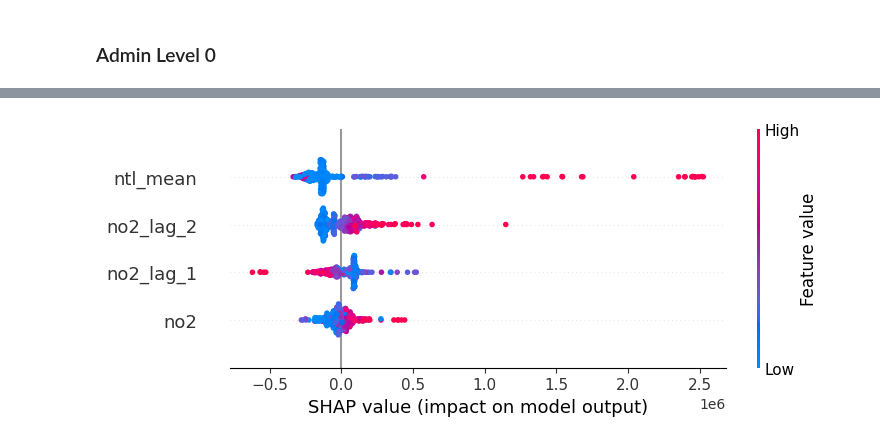
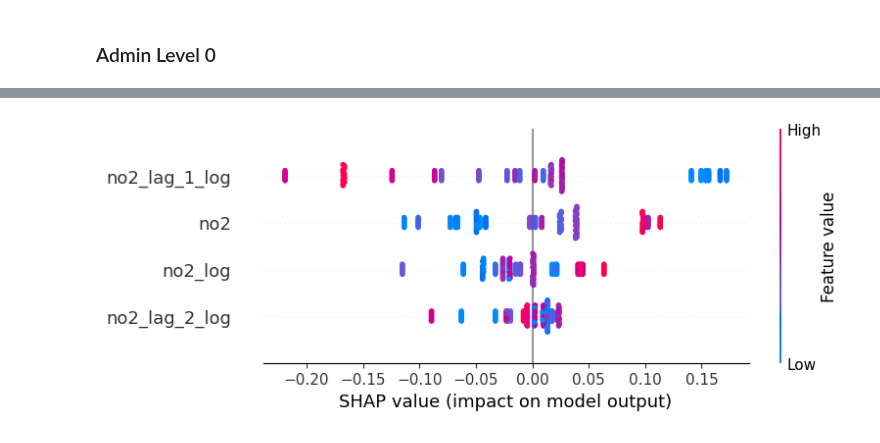
Before and after one commit to datapartnership/myanmar-economic-monitor, a Jupyter notebook: notebooks/airpollution/no2-analysis.ipynb, the cells around one changed output, grey strips where cells are left out. Cells and saved outputs as stored; diff of their text form; code cells hidden in the pictures.

```diff
--- a/notebooks/airpollution/no2-analysis.ipynb
+++ b/notebooks/airpollution/no2-analysis.ipynb
@@ -648,31 +475,27 @@ shap.plots.beeswarm(shap_values)
 # %%
+no2_adm1_subset = no2_adm1.reset_index().query("adm1_name in @selected_regions")
+
 no2_indicators_adm1 = (
-    gdp_mft_quarterly_adm1.join(no2_adm1, how="left")
-    .join(ntl_adm1, how="left")
-    .assign(
-        gdp_mft_c=lambda df: df["gdp_mft"] - df["gdp_mft"].mean(),
-        no2_std=lambda df: StandardScaler().fit_transform(df[["no2"]]),
-        ntl_mean_std=lambda df: StandardScaler().fit_transform(df[["ntl_mean"]]),
-        ntl_sum_std=lambda df: StandardScaler().fit_transform(df[["ntl_sum"]]),
+    gdp_quarterly_adm1.merge(
+        no2_adm1_subset.reset_index(), on=["adm1_name", "date"], how="left"
     )
-    .reset_index()
+    .merge(ntl_adm1.reset_index(), on=["adm1_name", "date"], how="left")
     .sort_values(["adm1_name", "date"])
-    .groupby("adm1_name")
+    .groupby(["adm1_name", "sub_group", "economic_activity"])
     .apply(
         lambda df: df.assign(
+            no2_log=lambda df: np.log(df["no2"]),
             no2_lag_1=df["no2"].shift(1),
             no2_lag_2=df["no2"].shift(2),
-            no2_lag_1_std=lambda dff: StandardScaler().fit_transform(
-                dff[["no2_lag_1"]]
-            ),
-            no2_lag_2_std=lambda dff: StandardScaler().fit_transform(
-                dff[["no2_lag_2"]]
-            ),
-            ntl_mean_lag_1=df["ntl_mean"].shift(1),
+            no2_lag_1_log=lambda df: np.log(df["no2_lag_1"]),
+            no2_lag_2_log=lambda df: np.log(df["no2_lag_2"]),
+            ntl_sum_log=lambda df: np.log(df["ntl_sum"]),
+            ntl_sum_lag_1=df["ntl_sum"].shift(1),
+            ntl_sum_lag_1_log=lambda df: np.log(df["ntl_sum_lag_1"]),
         ),
     )
-    .set_index(["adm1_name", "date"])
+    .reset_index(drop=True)
 )
 
-no2_indicators_adm1.tail()
+no2_indicators_adm1
 # %% [output]
@@ -831,14 +593,14 @@ strong multicollinearity or other numerical problems.
 # %%
 no2_indicators_adm_1_clean = no2_indicators_adm1.dropna()
-X = no2_indicators_adm_1_clean[["no2", "ntl_mean", "no2_lag_1", "no2_lag_2"]]
-y = no2_indicators_adm_1_clean["gdp_mft"]
+X = no2_indicators_adm_1_clean[["no2", "no2_log", "no2_lag_1_log", "no2_lag_2_log"]]
+y = no2_indicators_adm_1_clean["gdp_log"]
 
 model = GradientBoostingRegressor()
 model.fit(X, y)
 
 explainer_xgb = shap.Explainer(model)
 shap_values = explainer_xgb(X)
 
 shap.plots.beeswarm(shap_values)
 # %% [output]
-[figure, old version]
+[figure, new version]
```
Also changed, not shown: parts of 25 cells of this notebook.
